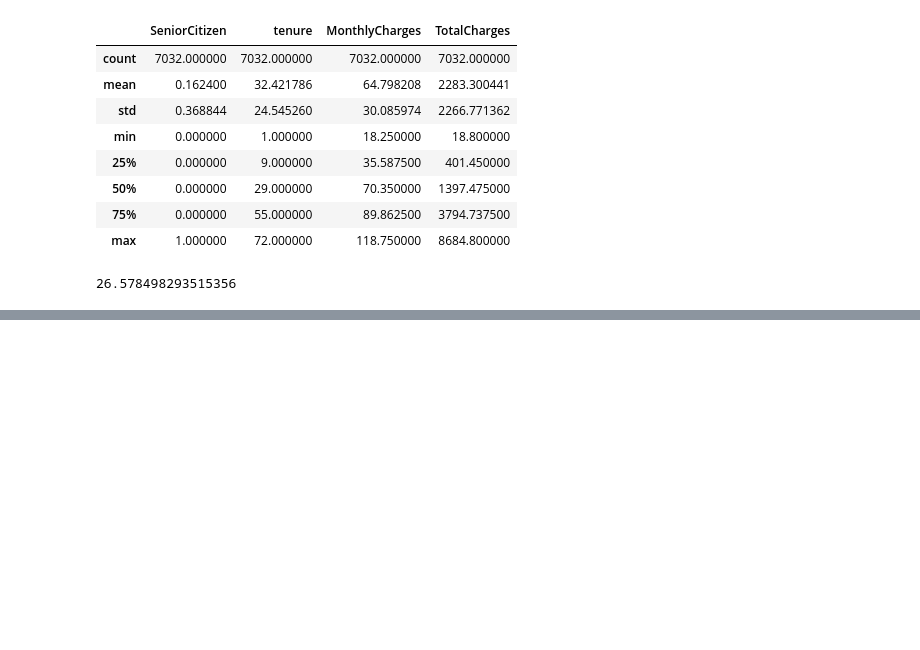
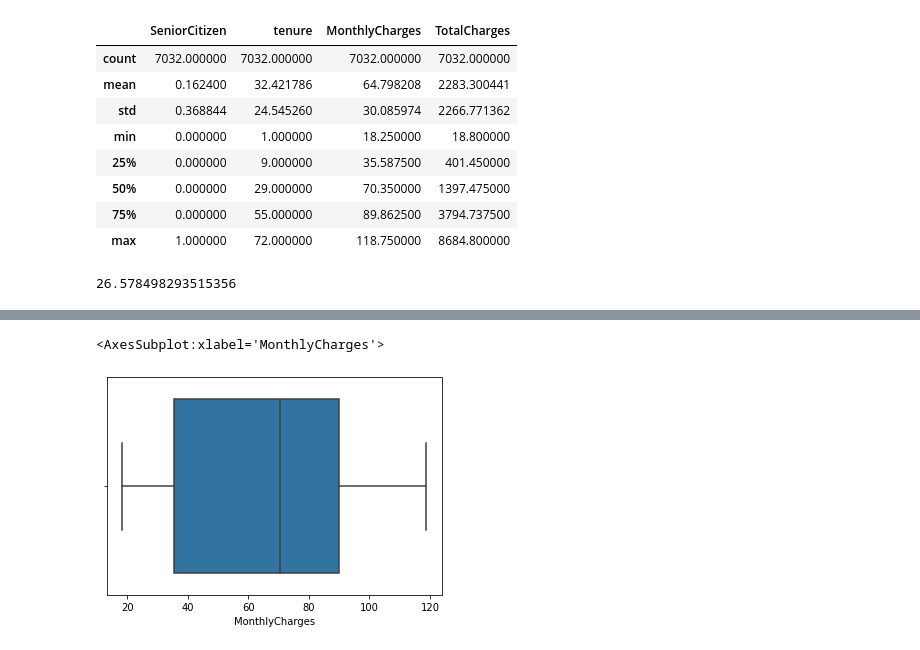
Before and after one commit to LvnnnX/JointsCampUGM, a Jupyter notebook: Pertemuan 1 (Pandas)/Meet_1.ipynb, the cells around one changed output, grey strips where cells are left out. Cells and saved outputs as stored; diff of their text form; code cells hidden in the pictures; blank space fills up the shorter version.

```diff
--- a/Pertemuan 1 (Pandas)/Meet_1.ipynb
+++ b/Pertemuan 1 (Pandas)/Meet_1.ipynb
@@ -173,0 +282,6 @@ yes_churn = len(df[df['Churn']=='Yes'])
+# %%
+#buat boxplot dari monthly charges
+sns.boxplot(data=df,x='MonthlyCharges')
+# %% [output]
+<AxesSubplot:xlabel='MonthlyCharges'>
+[figure, added]
```
Also changed, not shown: parts of 21 cells of this notebook.
